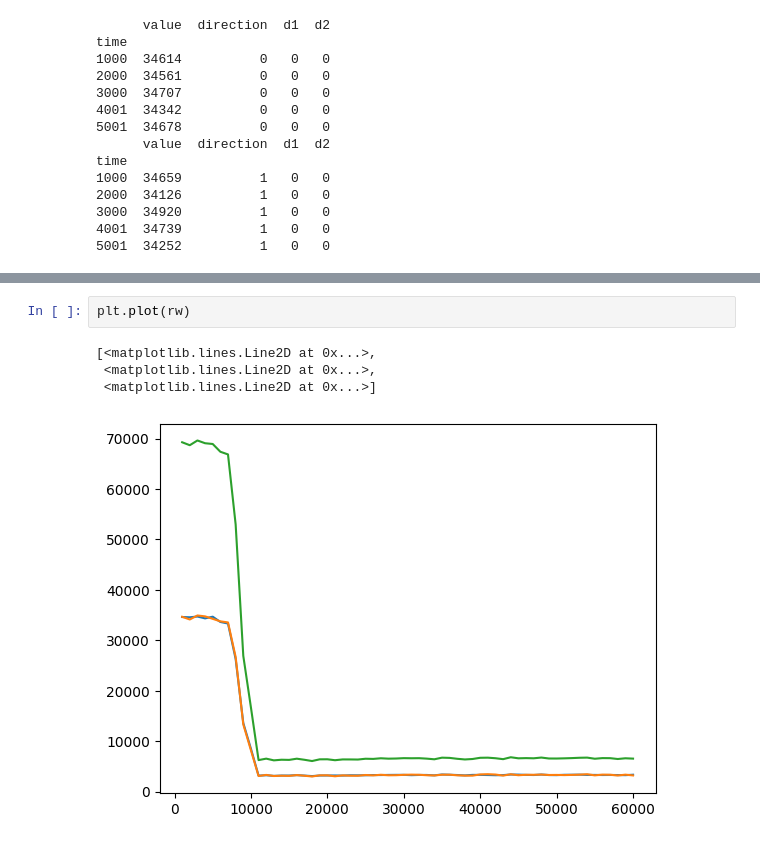
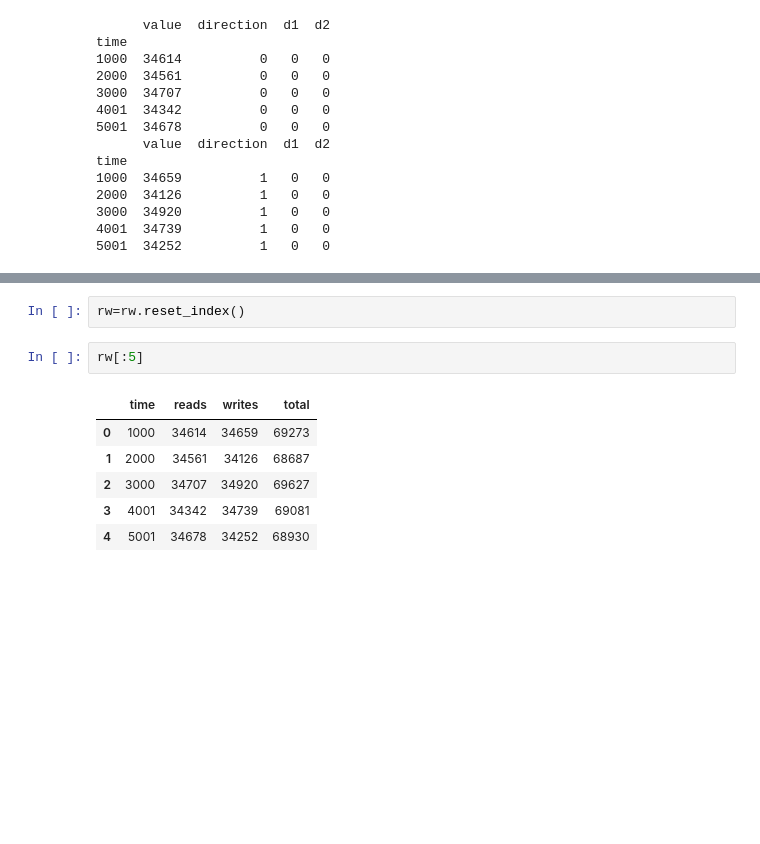
Before and after one commit to garyjlittle/fio-tools, a Jupyter notebook: rw.ipynb, the cells around one changed output, grey strips where cells are left out. Drawn from its saved outputs; the diff is of its cells as text; blank space fills up the shorter version.

```diff
--- a/rw.ipynb
+++ b/rw.ipynb
@@ -63,7 +65,11 @@ rw[:5]
-# %%
-plt.plot(rw)
-# %% [output]
-[<matplotlib.lines.Line2D at 0x...>,
- <matplotlib.lines.Line2D at 0x...>,
- <matplotlib.lines.Line2D at 0x...>]
-[figure, removed]
+# %%
+rw=rw.reset_index()
+# %%
+rw[:5]
+# %% [output]
+|  | time | reads | writes | total |
+| 0 | 1000 | 34614 | 34659 | 69273 |
+| 1 | 2000 | 34561 | 34126 | 68687 |
+| 2 | 3000 | 34707 | 34920 | 69627 |
+| 3 | 4001 | 34342 | 34739 | 69081 |
+| 4 | 5001 | 34678 | 34252 | 68930 |
```
Also changed, not shown: parts of 6 cells of this notebook, 7 other files.
